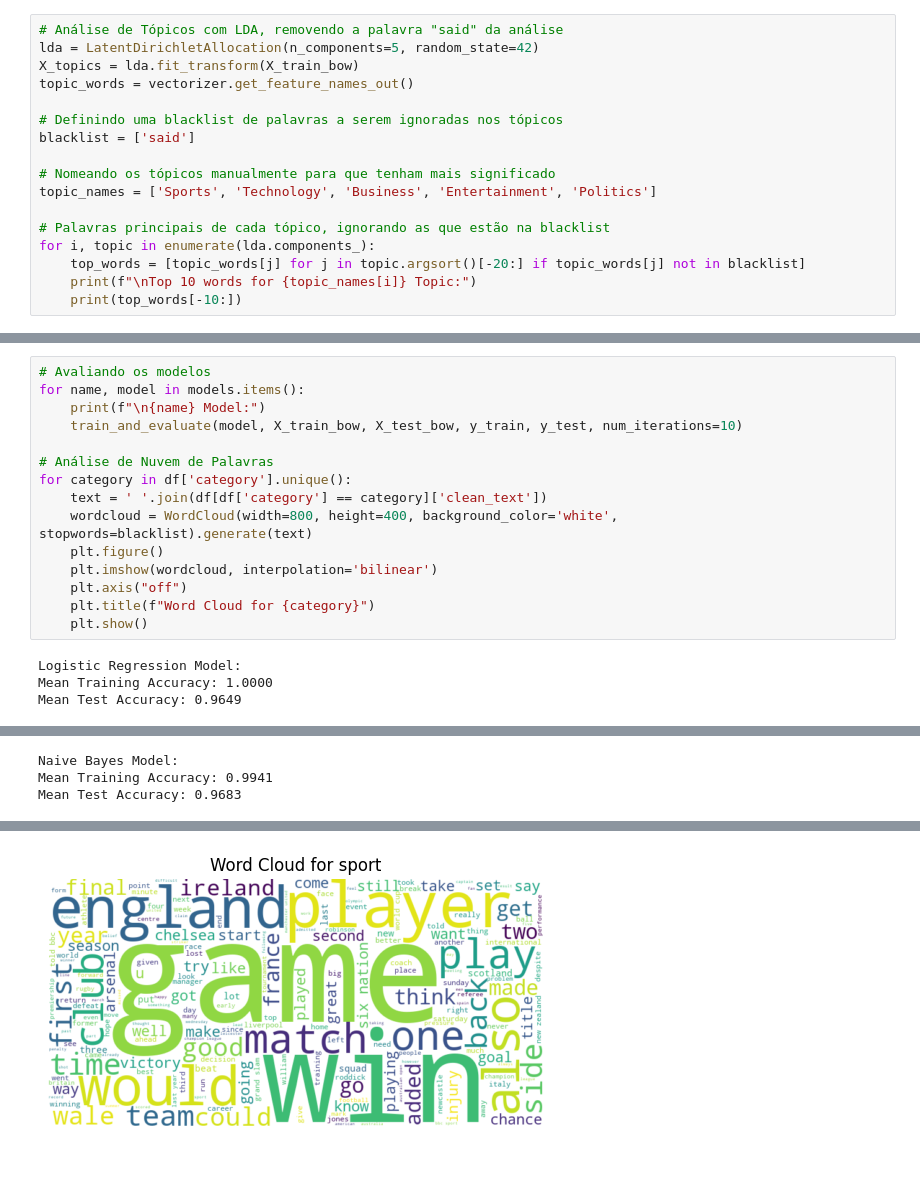
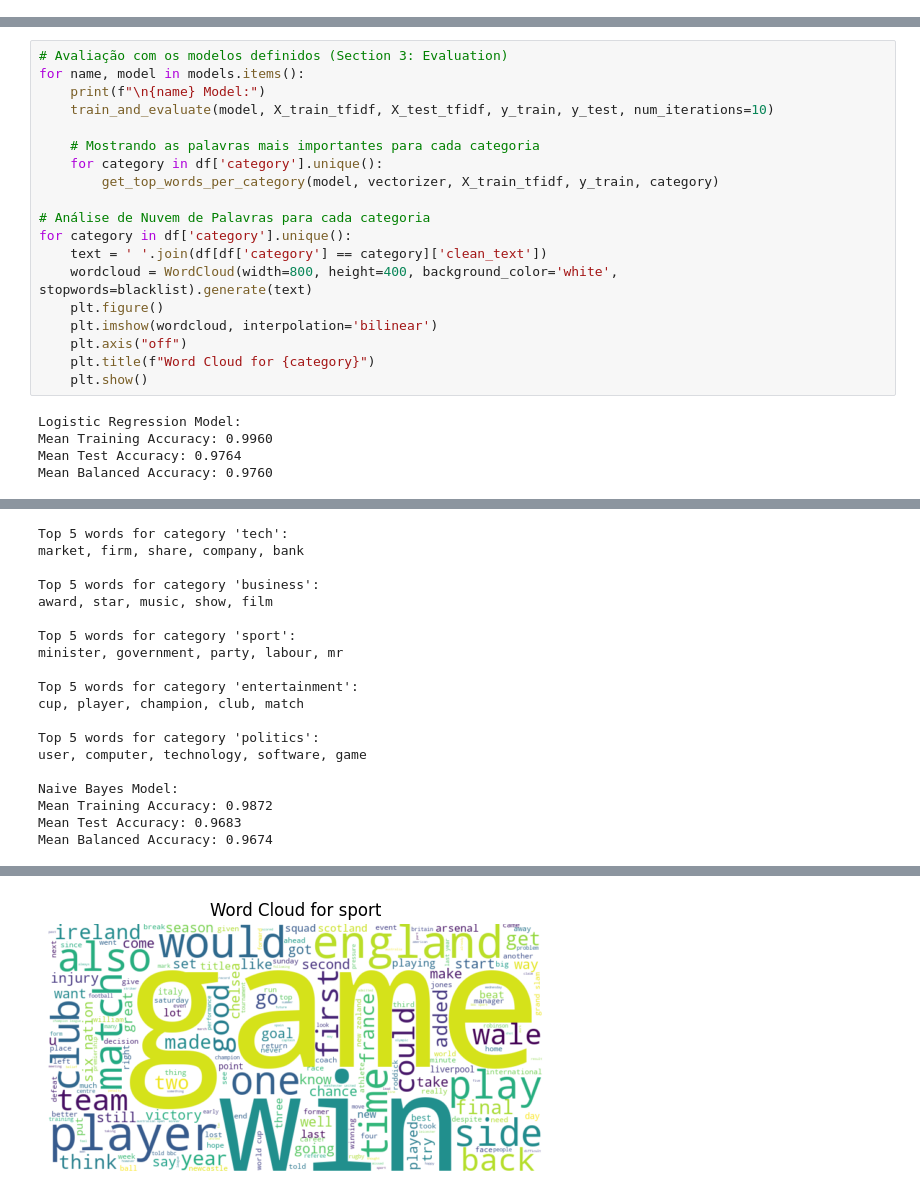
Before and after one commit to HenriqueRBomfim/NLP_AI, a Jupyter notebook: AI.ipynb, the cells around one changed output, grey strips where cells are left out. Drawn from its saved outputs; the diff is of its cells as text; blank space fills up the shorter version.

```diff
--- a/AI.ipynb
+++ b/AI.ipynb
@@ -94,17 +103,0 @@ models = {
-# %%
-# Análise de Tópicos com LDA, removendo a palavra "said" da análise
-lda = LatentDirichletAllocation(n_components=5, random_state=42)
-X_topics = lda.fit_transform(X_train_bow)
-topic_words = vectorizer.get_feature_names_out()
-
-# Definindo uma blacklist de palavras a serem ignoradas nos tópicos
-blacklist = ['said']
-
-# Nomeando os tópicos manualmente para que tenham mais significado
-topic_names = ['Sports', 'Technology', 'Business', 'Entertainment', 'Politics']
-
-# Palavras principais de cada tópico, ignorando as que estão na blacklist
-for i, topic in enumerate(lda.components_):
-    top_words = [topic_words[j] for j in topic.argsort()[-20:] if topic_words[j] not in blacklist]
-    print(f"\nTop 10 words for {topic_names[i]} Topic:")
-    print(top_words[-10:])
@@ -126,10 +104,14 @@ Top 10 words for Politics Topic:
 # %%
-# Avaliando os modelos
+# Avaliação com os modelos definidos (Section 3: Evaluation)
 for name, model in models.items():
     print(f"\n{name} Model:")
-    train_and_evaluate(model, X_train_bow, X_test_bow, y_train, y_test, num_iterations=10)
+    train_and_evaluate(model, X_train_tfidf, X_test_tfidf, y_train, y_test, num_iterations=10)
 
-# Análise de Nuvem de Palavras
+    # Mostrando as palavras mais importantes para cada categoria
+    for category in df['category'].unique():
+        get_top_words_per_category(model, vectorizer, X_train_tfidf, y_train, category)
+
+# Análise de Nuvem de Palavras para cada categoria
 for category in df['category'].unique():
     text = ' '.join(df[df['category'] == category]['clean_text'])
     wordcloud = WordCloud(width=800, height=400, background_color='white', stopwords=blacklist).generate(text)
@@ -140,10 +122,27 @@ for category in df['category'].unique():
     plt.show()
 # %% [output]
 Logistic Regression Model:
-Mean Training Accuracy: 1.0000
-Mean Test Accuracy: 0.9649
+Mean Training Accuracy: 0.9960
+Mean Test Accuracy: 0.9764
+Mean Balanced Accuracy: 0.9760
 [figure]
+Top 5 words for category 'tech':
+market, firm, share, company, bank
+
+Top 5 words for category 'business':
+award, star, music, show, film
+
+Top 5 words for category 'sport':
+minister, government, party, labour, mr
+
+Top 5 words for category 'entertainment':
+cup, player, champion, club, match
+
+Top 5 words for category 'politics':
+user, computer, technology, software, game
+
 Naive Bayes Model:
-Mean Training Accuracy: 0.9941
+Mean Training Accuracy: 0.9872
 Mean Test Accuracy: 0.9683
+Mean Balanced Accuracy: 0.9674
 [figure]
@@ -152 +151 @@ Mean Test Accuracy: 0.9683
-[figure, old version]
+[figure, new version]
```
Also changed, not shown: parts of 7 cells of this notebook, 3 other files.
